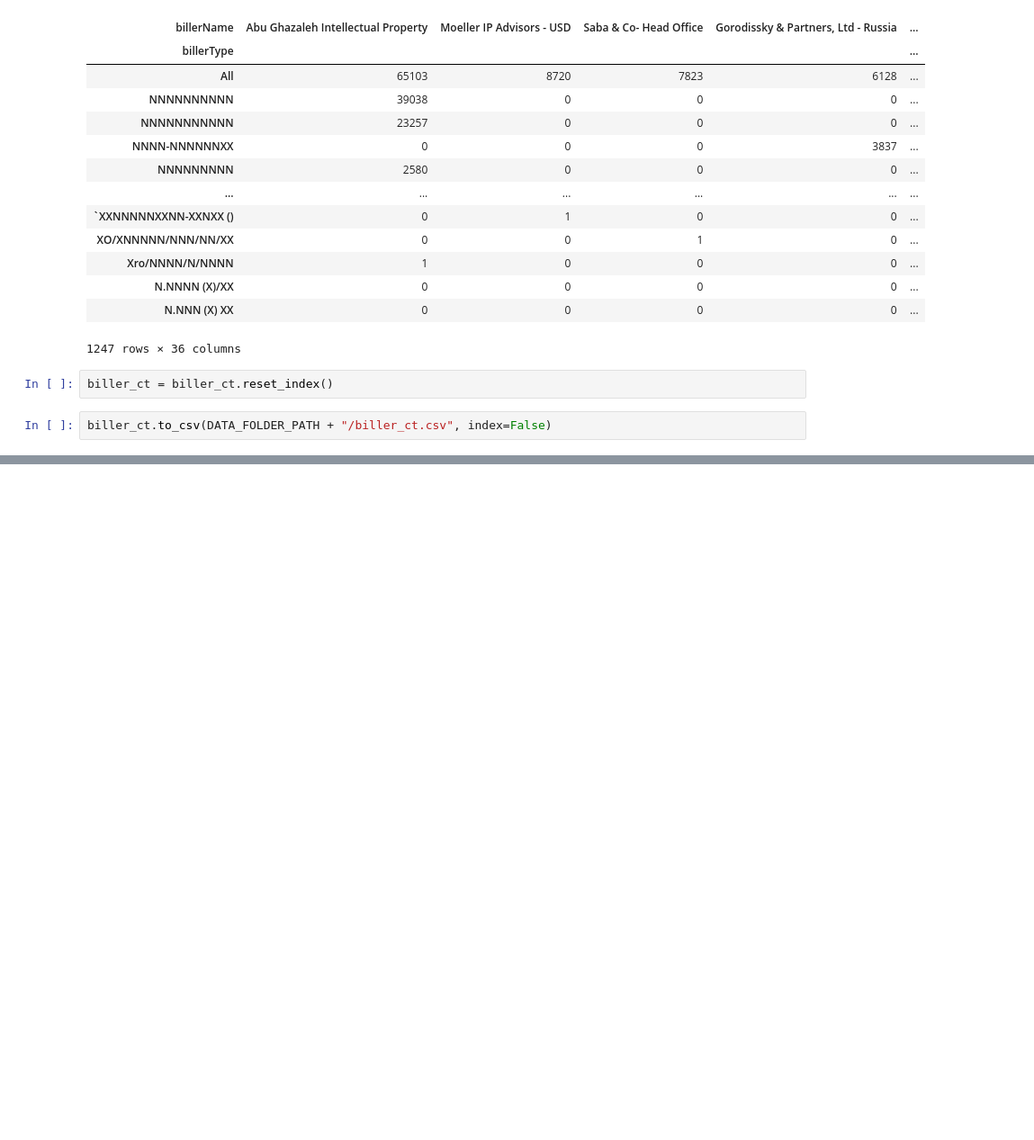
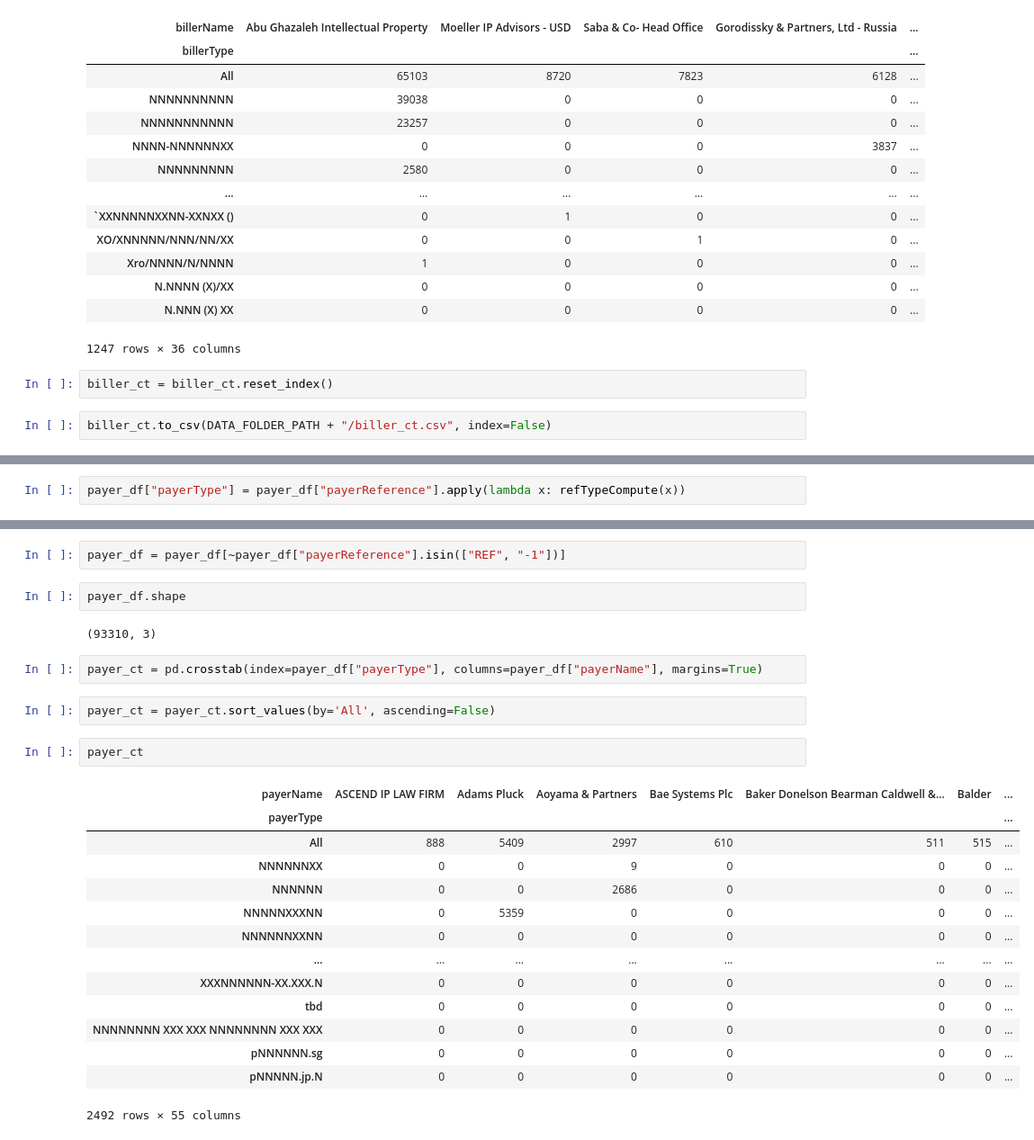
Before and after one commit to pooja-solaikannu/Invoice-Processing, a Jupyter notebook: invoice_eda.ipynb, the cells around one changed output, grey strips where cells are left out. Shown at 90% size. Saved outputs shown, nothing was run; the diff lists cells and outputs as text; blank space fills up the shorter version.

Commit message:
Payer Reference Exploratory Analysis - First 54 payers

```diff
--- a/invoice_eda.ipynb
+++ b/invoice_eda.ipynb
@@ -219,0 +271,2 @@ biller_ct.to_csv(DATA_FOLDER_PATH + "/biller_ct.csv", index=False)
+# %%
+payer_df["payerType"] = payer_df["payerReference"].apply(lambda x: refTypeCompute(x))
@@ -219,0 +295,27 @@ biller_ct.to_csv(DATA_FOLDER_PATH + "/biller_ct.csv", index=False)
+# %%
+payer_df = payer_df[~payer_df["payerReference"].isin(["REF", "-1"])]
+# %%
+payer_df.shape
+# %% [output]
+(93310, 3)
+# %%
+payer_ct = pd.crosstab(index=payer_df["payerType"], columns=payer_df["payerName"], margins=True)
+# %%
+payer_ct = payer_ct.sort_values(by='All', ascending=False)
+# %%
+payer_ct
+# %% [output]
+| payerName | ASCEND IP LAW FIRM | Adams Pluck | Aoyama & Partners | Bae Systems Plc | Baker Donelson Bearman Caldwell &... | Balder | ... |
+| payerType |  |  |  |  |  |  | ... |
+| All | 888 | 5409 | 2997 | 610 | 511 | 515 | ... |
+| NNNNNNXX | 0 | 0 | 9 | 0 | 0 | 0 | ... |
+| NNNNNN | 0 | 0 | 2686 | 0 | 0 | 0 | ... |
+| NNNNNXXXNN | 0 | 5359 | 0 | 0 | 0 | 0 | ... |
+| NNNNNNXXNN | 0 | 0 | 0 | 0 | 0 | 0 | ... |
+| ... | ... | ... | ... | ... | ... | ... | ... |
+| XXXNNNNNN-XX.XXX.N | 0 | 0 | 0 | 0 | 0 | 0 | ... |
+| tbd | 0 | 0 | 0 | 0 | 0 | 0 | ... |
+| NNNNNNNN XXX XXX NNNNNNNN XXX XXX | 0 | 0 | 0 | 0 | 0 | 0 | ... |
+| pNNNNNN.sg | 0 | 0 | 0 | 0 | 0 | 0 | ... |
+| pNNNNN.jp.N | 0 | 0 | 0 | 0 | 0 | 0 | ... |
+2492 rows × 55 columns
```
Also changed, not shown: parts of 15 cells of this notebook, 1 other file.
